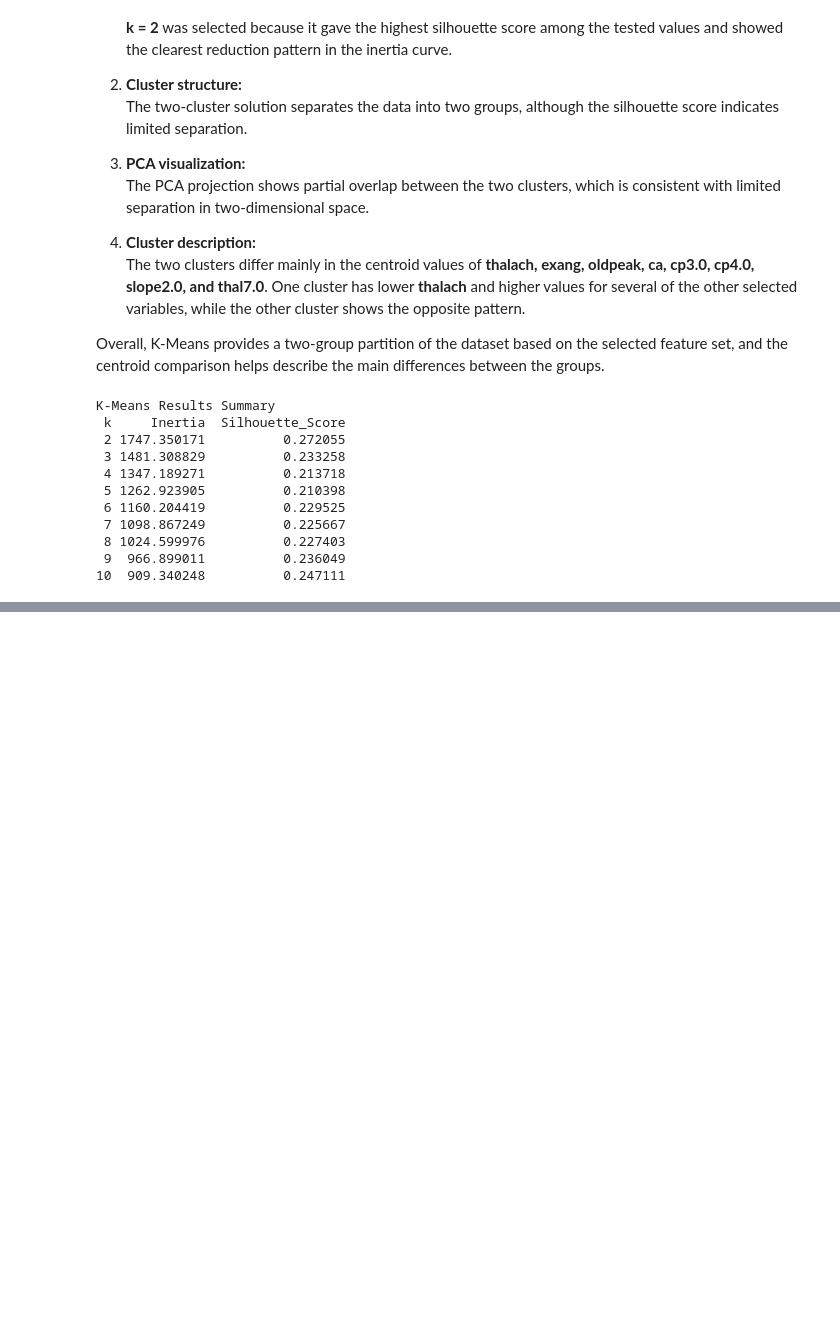
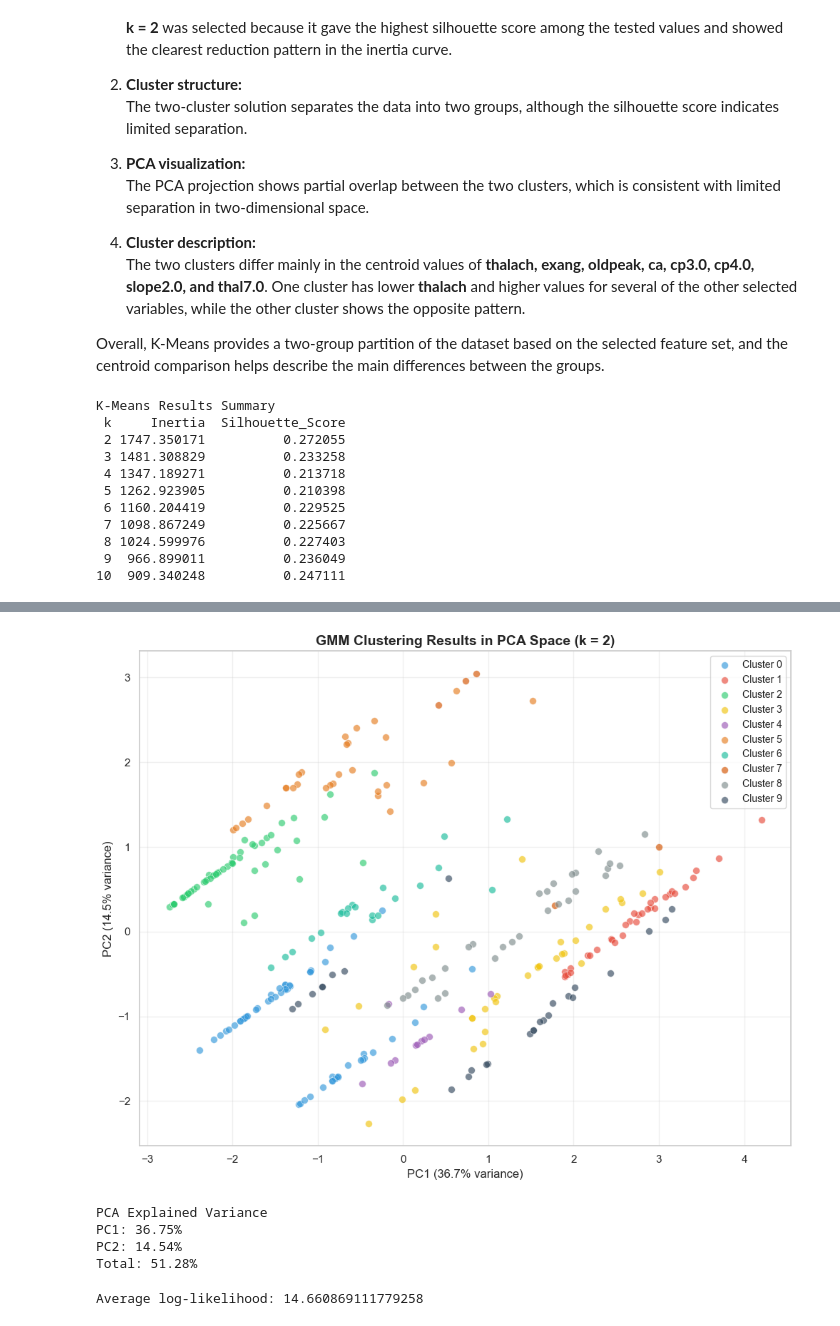
Before and after one commit to harasarahh/machine-learning-projects, a Jupyter notebook: ML_assignment1.ipynb, the cells around one changed output, grey strips where cells are left out. Cells and saved outputs as stored; diff of their text form; code cells hidden in the pictures; blank space fills up the shorter version.

```diff
--- a/ML_assignment1.ipynb
+++ b/ML_assignment1.ipynb
@@ -916,0 +1150,66 @@ K-Means Results Summary
+# %%
+best_k = best_k_bic  # o best_k_aic
+
+gmm = GaussianMixture(n_components=best_k, n_init=10, random_state=42)
+gmm.fit(X_final_scaled)
+
+gmm_labels = gmm.predict(X_final_scaled)
+gmm_centers = gmm.means_  # means of the gaussians
+
+# PCA
+pca_vis = PCA(n_components=2)
+X_pca_vis = pca_vis.fit_transform(X_final_scaled)
+centers_pca = pca_vis.transform(gmm_centers)
+
+# Plot
+plt.figure(figsize=(10, 8))
+colors = ['#3498db', '#e74c3c', '#2ecc71', '#f1c40f', '#9b59b6', '#e67e22', '#1abc9c', '#d35400', '#7f8c8d', '#34495e']
+
+for i in range(best_k):
+    mask = gmm_labels == i
+    plt.scatter(
+        X_pca_vis[mask, 0],
+        X_pca_vis[mask, 1],
+        c=colors[i],
+        label=f'Cluster {i}',
+        alpha=0.65,
+        s=50,
+        edgecolors='white',
+        linewidth=0.5
+    )
+
+# plt.scatter(
+#     centers_pca[:, 0],
+#     centers_pca[:, 1],
+#     c='black',
+#     marker='X',
+#     s=300,
+#     linewidths=2,
+#     edgecolors='white',
+#     label='GMM Means'
+# )
+
+plt.xlabel(f'PC1 ({pca_vis.explained_variance_ratio_[0] * 100:.1f}% variance)', fontsize=12)
+plt.ylabel(f'PC2 ({pca_vis.explained_variance_ratio_[1] * 100:.1f}% variance)', fontsize=12)
+plt.title(f'GMM Clustering Results in PCA Space (k = {optimal_k})', fontsize=14, fontweight='bold')
+plt.legend(fontsize=10)
+plt.grid(True, alpha=0.3)
+plt.tight_layout()
+plt.show()
+
+# Información de varianza
+print('PCA Explained Variance')
+print(f'PC1: {pca_vis.explained_variance_ratio_[0] * 100:.2f}%')
+print(f'PC2: {pca_vis.explained_variance_ratio_[1] * 100:.2f}%')
+print(f'Total: {sum(pca_vis.explained_variance_ratio_) * 100:.2f}%')
+# %% [output]
+[figure, added]
+PCA Explained Variance
+PC1: 36.75%
+PC2: 14.54%
+Total: 51.28%
+# %%
+log_likelihood = gmm.score(X_final_scaled)
+print("Average log-likelihood:", log_likelihood)
+# %% [output]
+Average log-likelihood: 14.660869111779258
```
Also changed, not shown: parts of 8 cells of this notebook.
